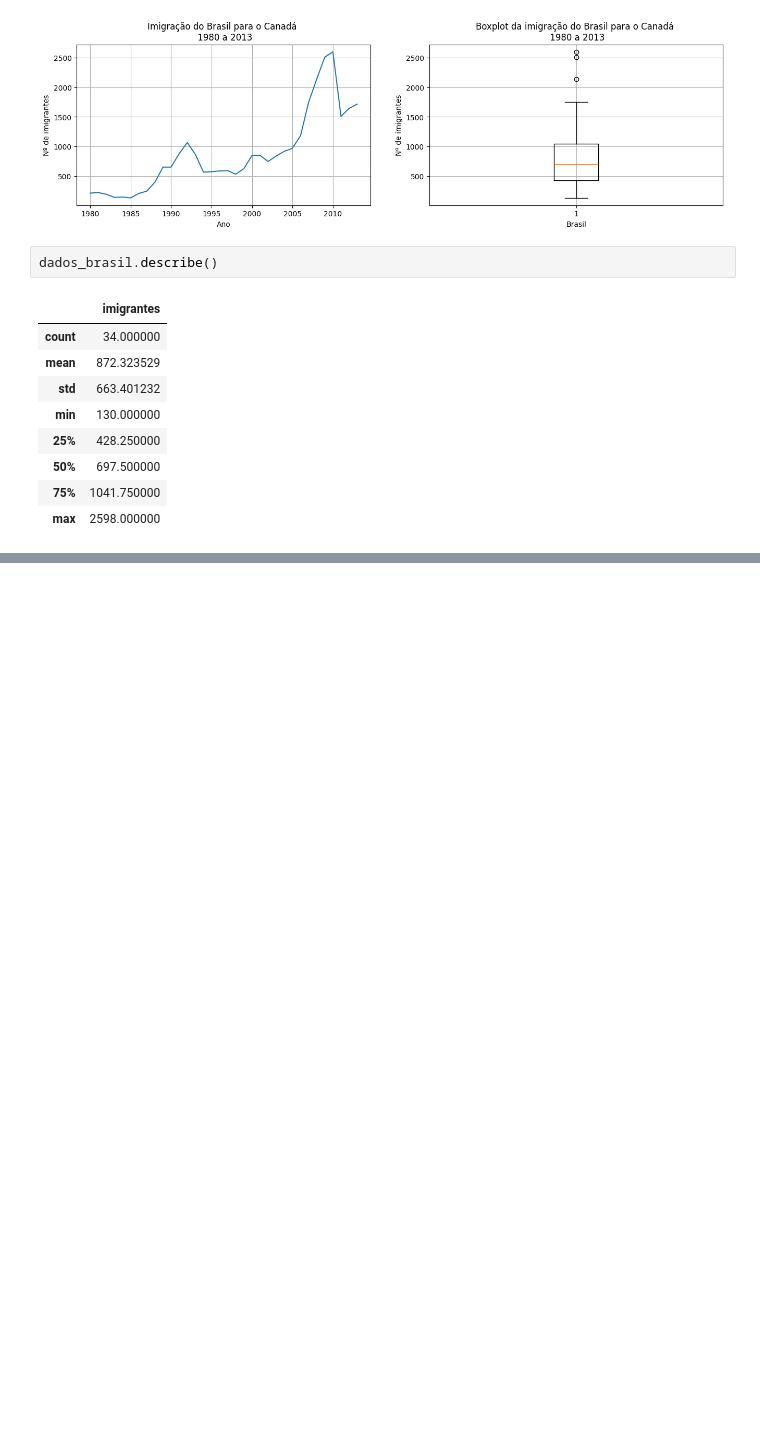
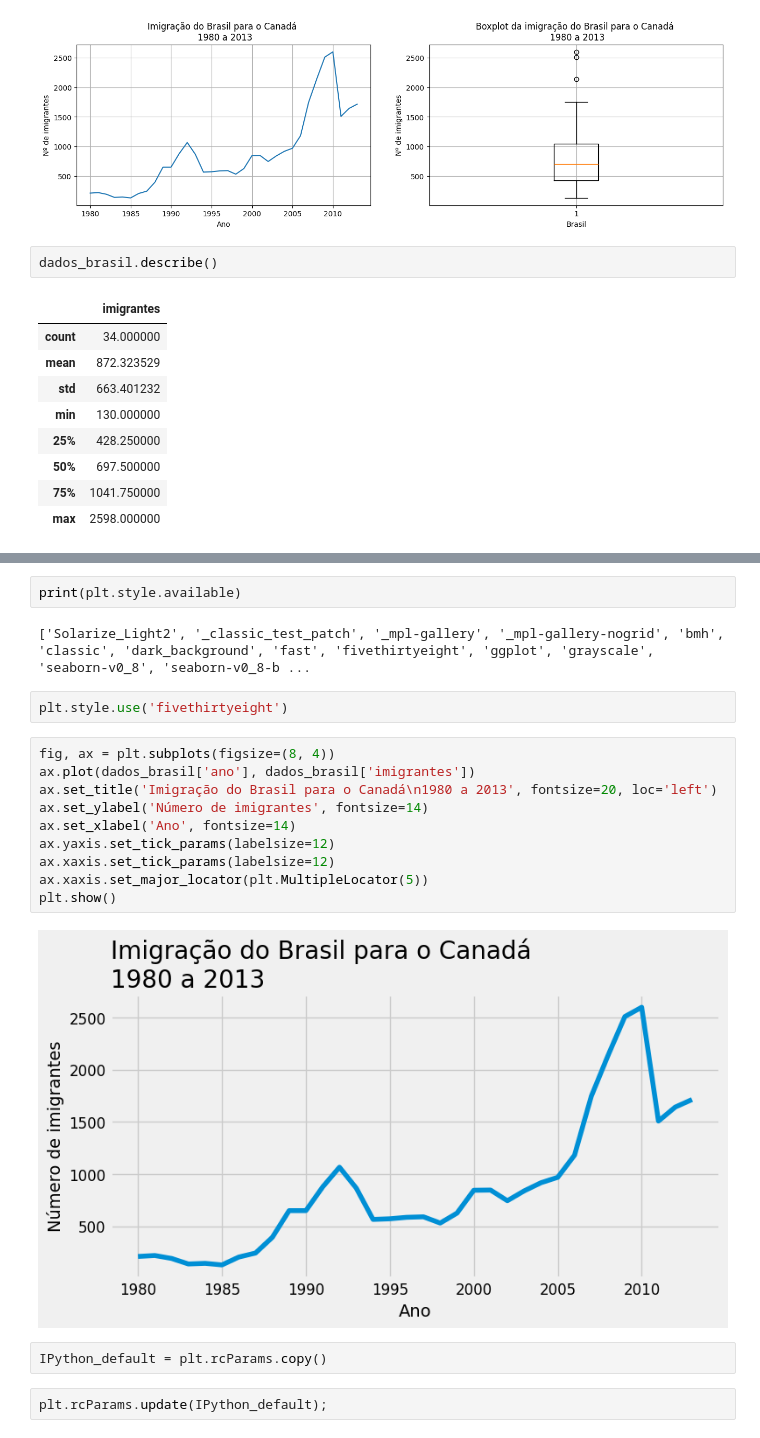
Before and after one commit to naimeaiub/-Data-Visualization---Python, a Jupyter notebook: Aula_1.ipynb, the cells around one changed output, grey strips where cells are left out. Cells and saved outputs as stored; diff of their text form; blank space fills up the shorter version.

```diff
--- a/Aula_1.ipynb
+++ b/Aula_1.ipynb
@@ -150,0 +140,22 @@ plt.show()
+# %%
+print(plt.style.available)
+# %% [output]
+['Solarize_Light2', '_classic_test_patch', '_mpl-gallery', '_mpl-gallery-nogrid', 'bmh', 'classic', 'dark_background', 'fast', 'fivethirtyeight', 'ggplot', 'grayscale', 'seaborn-v0_8', 'seaborn-v0_8-b ...
+# %%
+plt.style.use('fivethirtyeight')
+# %%
+fig, ax = plt.subplots(figsize=(8, 4))
+ax.plot(dados_brasil['ano'], dados_brasil['imigrantes'])
+ax.set_title('Imigração do Brasil para o Canadá\n1980 a 2013', fontsize=20, loc='left')
+ax.set_ylabel('Número de imigrantes', fontsize=14)
+ax.set_xlabel('Ano', fontsize=14)
+ax.yaxis.set_tick_params(labelsize=12)
+ax.xaxis.set_tick_params(labelsize=12)
+ax.xaxis.set_major_locator(plt.MultipleLocator(5))
+plt.show()
+# %% [output]
+[figure, added]
+# %%
+IPython_default = plt.rcParams.copy()
+# %%
+plt.rcParams.update(IPython_default);
```
Also changed, not shown: parts of 6 cells of this notebook.
